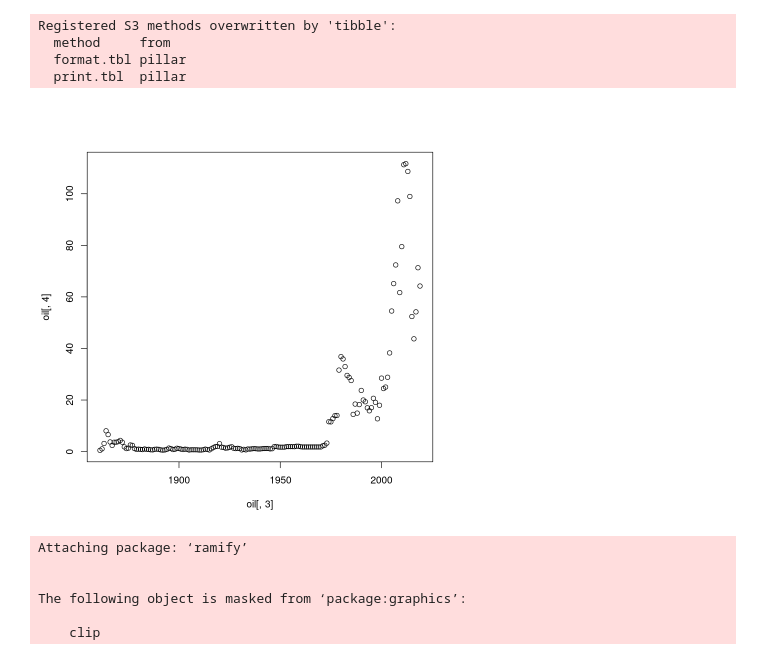
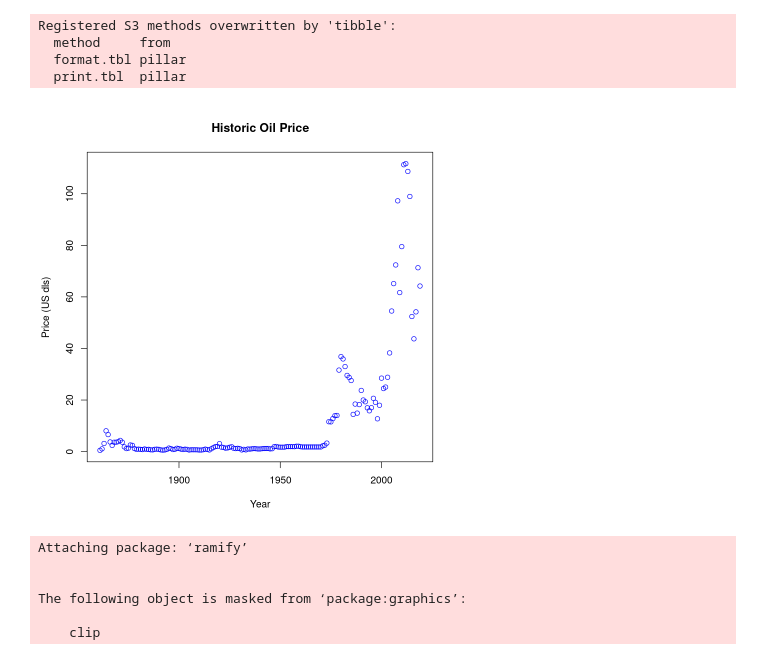
Before and after one commit to eigen-carmona/AdvStats, a Jupyter notebook: lab1/Solutions.ipynb, the cells around one changed output. Cells and saved outputs as stored; diff of their text form; code cells hidden in the pictures.

```diff
--- a/lab1/Solutions.ipynb
+++ b/lab1/Solutions.ipynb
@@ -11,9 +85,9 @@ Registered S3 methods overwritten by 'tibble':
   format.tbl pillar
   print.tbl  pillar
 # %%
-plot(oil[,3],oil[,4])
+plot(oil[,3], oil[,4], main = 'Historic Oil Price', xlab = 'Year', ylab = 'Price (US dls)', col = 'blue')
 # %% [output]
-[figure, old version]
+[figure, new version]
 # %%
 library(ramify)
 # %% [output]
```
Also changed, not shown: parts of 2 cells of this notebook, 1 other file.
